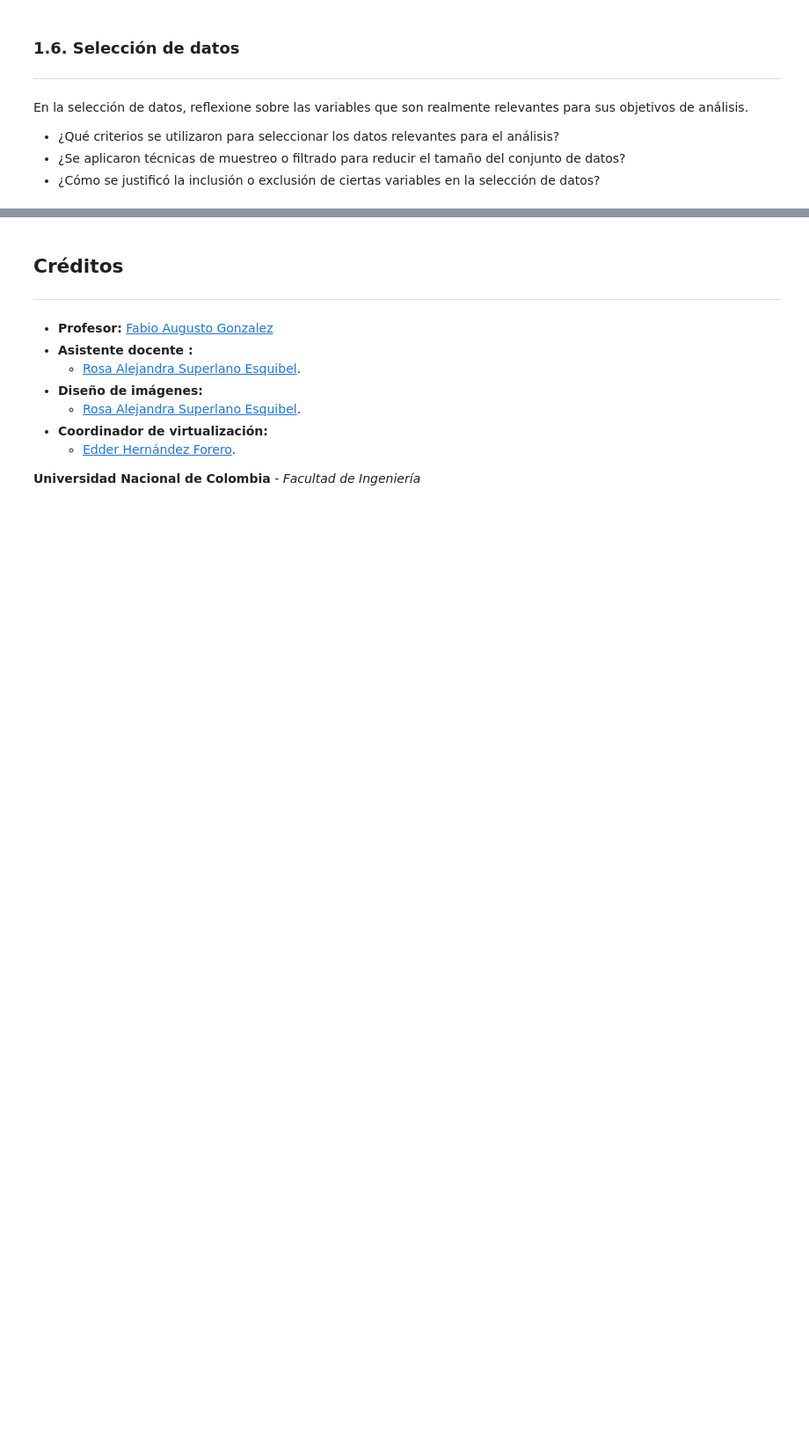
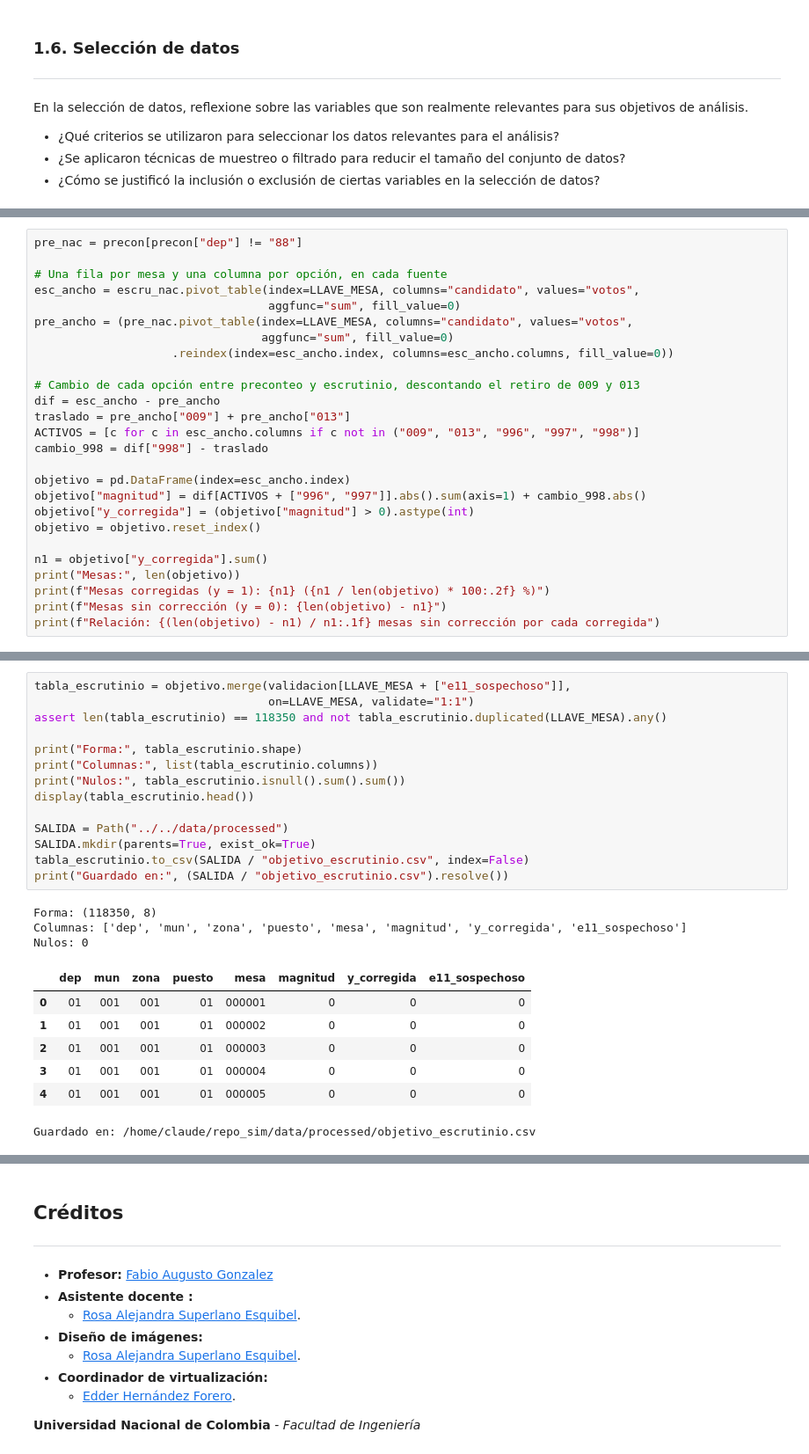
Before and after one commit to byepesg/ml-final-project, a Jupyter notebook: notebooks/03_data_preparation/aleja.ipynb, the cells around one changed output, grey strips where cells are left out. Shown at 88% size. Drawn from its saved outputs; the diff is of its cells as text; blank space fills up the shorter version.

```diff
--- a/notebooks/03_data_preparation/aleja.ipynb
+++ b/notebooks/03_data_preparation/aleja.ipynb
@@ -524,0 +974,26 @@ En la selección de datos, reflexione sobre las variables que son realmente rele
+# %%
+pre_nac = precon[precon["dep"] != "88"]
+
+# Una fila por mesa y una columna por opción, en cada fuente
+esc_ancho = escru_nac.pivot_table(index=LLAVE_MESA, columns="candidato", values="votos",
+                                  aggfunc="sum", fill_value=0)
+pre_ancho = (pre_nac.pivot_table(index=LLAVE_MESA, columns="candidato", values="votos",
+                                 aggfunc="sum", fill_value=0)
+                    .reindex(index=esc_ancho.index, columns=esc_ancho.columns, fill_value=0))
+
+# Cambio de cada opción entre preconteo y escrutinio, descontando el retiro de 009 y 013
+dif = esc_ancho - pre_ancho
+traslado = pre_ancho["009"] + pre_ancho["013"]
+ACTIVOS = [c for c in esc_ancho.columns if c not in ("009", "013", "996", "997", "998")]
+cambio_998 = dif["998"] - traslado
+
+objetivo = pd.DataFrame(index=esc_ancho.index)
+objetivo["magnitud"] = dif[ACTIVOS + ["996", "997"]].abs().sum(axis=1) + cambio_998.abs()
+objetivo["y_corregida"] = (objetivo["magnitud"] > 0).astype(int)
+objetivo = objetivo.reset_index()
+
+n1 = objetivo["y_corregida"].sum()
+print("Mesas:", len(objetivo))
+print(f"Mesas corregidas (y = 1): {n1} ({n1 / len(objetivo) * 100:.2f} %)")
+print(f"Mesas sin corrección (y = 0): {len(objetivo) - n1}")
+print(f"Relación: {(len(objetivo) - n1) / n1:.1f} mesas sin corrección por cada corregida")
@@ -524,0 +1066,25 @@ En la selección de datos, reflexione sobre las variables que son realmente rele
+# %%
+tabla_escrutinio = objetivo.merge(validacion[LLAVE_MESA + ["e11_sospechoso"]],
+                                  on=LLAVE_MESA, validate="1:1")
+assert len(tabla_escrutinio) == 118350 and not tabla_escrutinio.duplicated(LLAVE_MESA).any()
+
+print("Forma:", tabla_escrutinio.shape)
+print("Columnas:", list(tabla_escrutinio.columns))
+print("Nulos:", tabla_escrutinio.isnull().sum().sum())
+display(tabla_escrutinio.head())
+
+SALIDA = Path("../../data/processed")
+SALIDA.mkdir(parents=True, exist_ok=True)
+tabla_escrutinio.to_csv(SALIDA / "objetivo_escrutinio.csv", index=False)
+print("Guardado en:", (SALIDA / "objetivo_escrutinio.csv").resolve())
+# %% [output]
+Forma: (118350, 8)
+Columnas: ['dep', 'mun', 'zona', 'puesto', 'mesa', 'magnitud', 'y_corregida', 'e11_sospechoso']
+Nulos: 0
+|  | dep | mun | zona | puesto | mesa | magnitud | y_corregida | e11_sospechoso |
+| 0 | 01 | 001 | 001 | 01 | 000001 | 0 | 0 | 0 |
+| 1 | 01 | 001 | 001 | 01 | 000002 | 0 | 0 | 0 |
+| 2 | 01 | 001 | 001 | 01 | 000003 | 0 | 0 | 0 |
+| 3 | 01 | 001 | 001 | 01 | 000004 | 0 | 0 | 0 |
+| 4 | 01 | 001 | 001 | 01 | 000005 | 0 | 0 | 0 |
+Guardado en: /home/claude/repo_sim/data/processed/objetivo_escrutinio.csv
```
Also changed, not shown: parts of 66 cells of this notebook.
